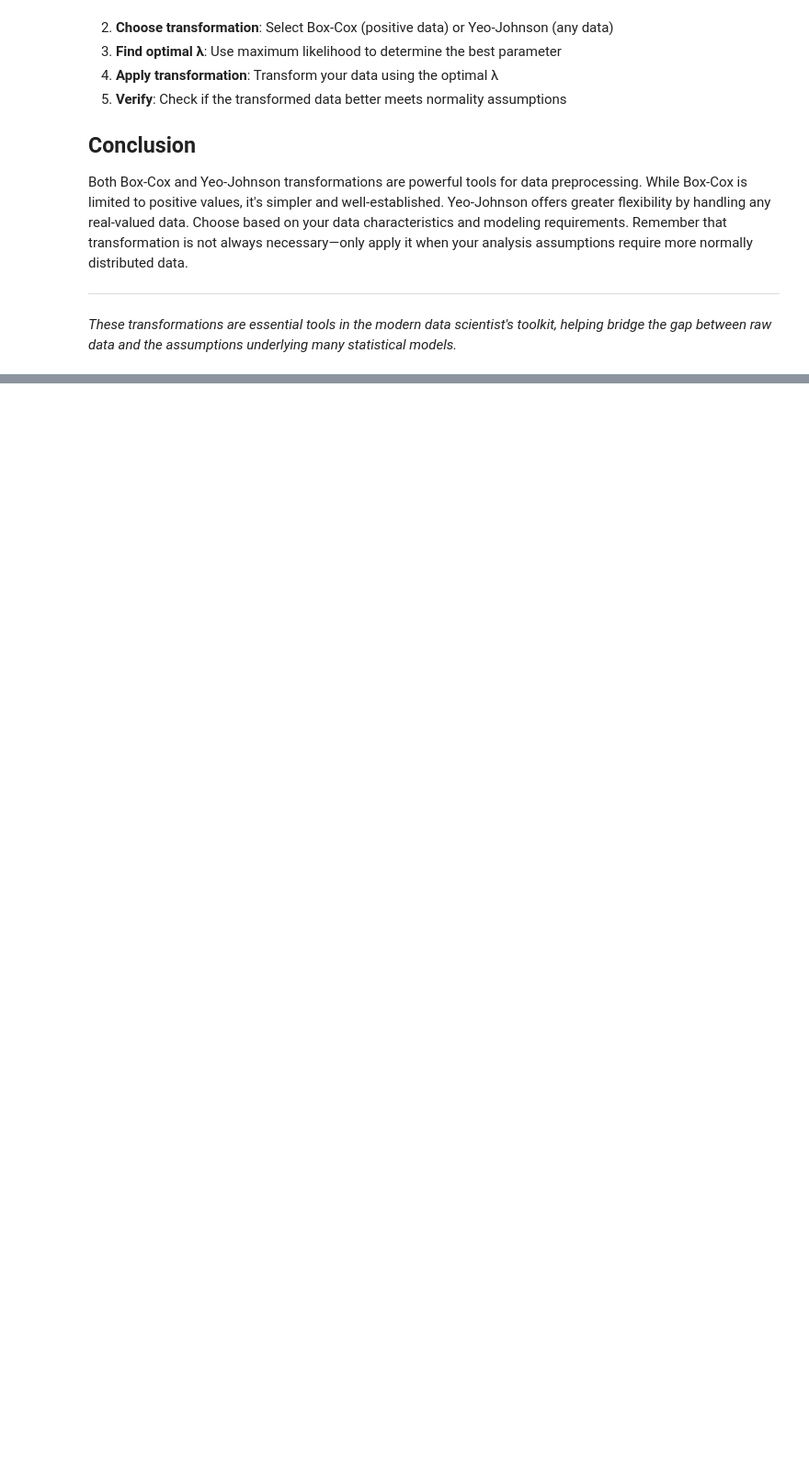
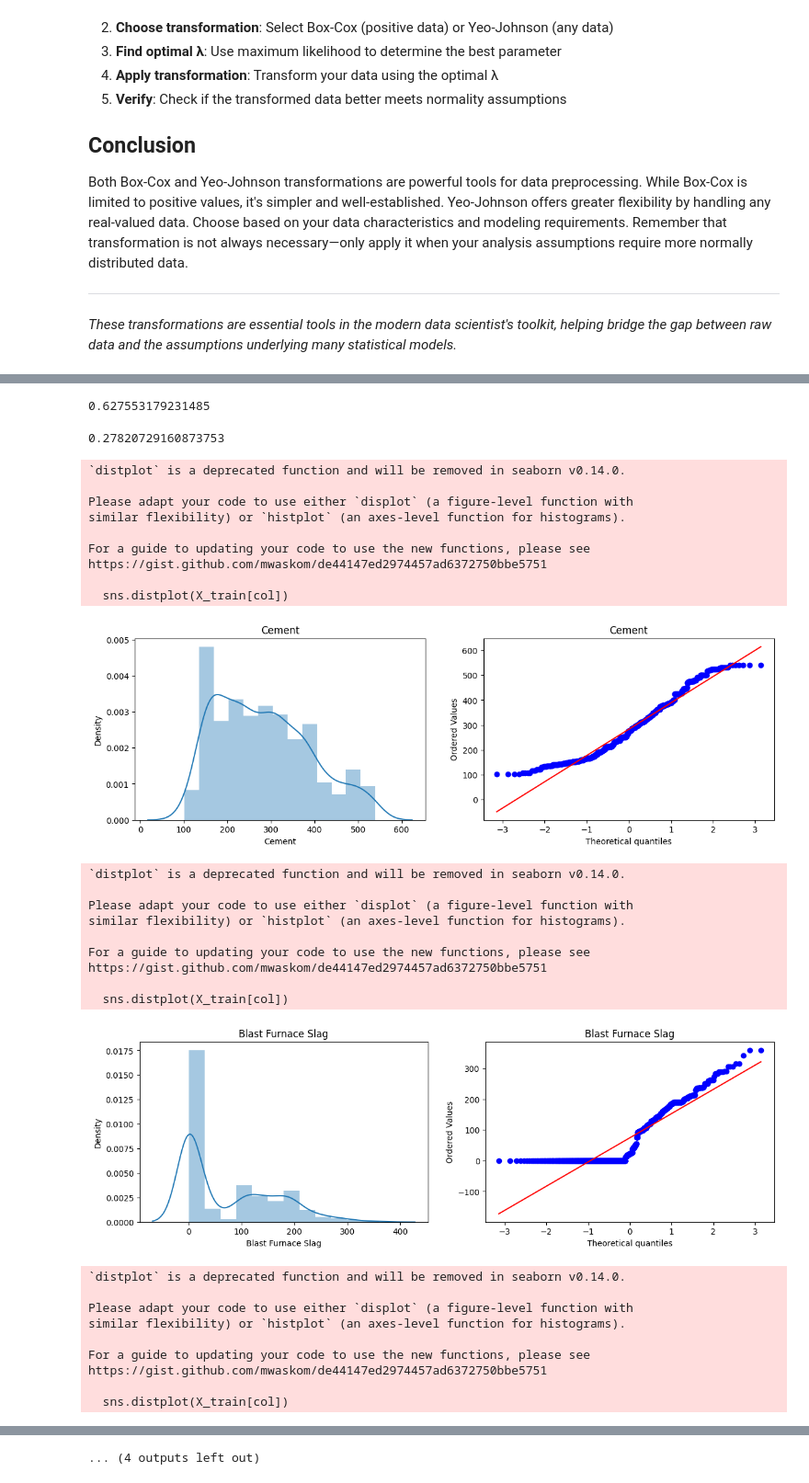
Before and after one commit to tiwariPratyush/ML, a Jupyter notebook: Feature_Engineering/power_transformer.ipynb, the cells around one changed output, grey strips where cells are left out. Shown at 92% size. Saved outputs shown, nothing was run; the diff lists cells and outputs as text; code cells hidden in the pictures; blank space fills up the shorter version.

```diff
--- a/Feature_Engineering/power_transformer.ipynb
+++ b/Feature_Engineering/power_transformer.ipynb
@@ -116,0 +120,2 @@ f
+# %%
+df = pd.read_csv('concrete_data.csv')
@@ -116,0 +160,65 @@ f
+# %%
+X = df.drop(columns=['Strength'])
+y = df.iloc[:, -1]
+# %%
+X_train, X_test, y_train,y_test = train_test_split(X,y,test_size=0.2,random_state=42)
+# %%
+# applying linear regression without any transformation
+
+lr = LinearRegression()
+lr.fit(X_train,y_train)
+y_pred = lr.predict(X_test)
+r2 = r2_score(y_test,y_pred)
+r2
+# %% [output]
+0.627553179231485
+# %%
+lr = LinearRegression()
+
+np.mean(cross_val_score(lr,X,y,scoring='r2',cv=10))
+# %% [output]
+0.27820729160873753
+# %%
+# Plotting the distplots without any transformation
+
+for col in X_train.columns:
+    plt.figure(figsize=(14,4))
+    plt.subplot(121)
+    sns.distplot(X_train[col])
+    plt.title(col)
+
+    plt.subplot(122)
+    stats.probplot(X_train[col], dist="norm", plot=plt)
+    plt.title(col)
+
+    plt.show()
+# %% [output]
+`distplot` is a deprecated function and will be removed in seaborn v0.14.0.
+
+Please adapt your code to use either `displot` (a figure-level function with
+similar flexibility) or `histplot` (an axes-level function for histograms).
+
+For a guide to updating your code to use the new functions, please see
+https://gist.github.com/mwaskom/de44147ed2974457ad6372750bbe5751
+
+  sns.distplot(X_train[col])
+[figure, added]
+`distplot` is a deprecated function and will be removed in seaborn v0.14.0.
+
+Please adapt your code to use either `displot` (a figure-level function with
+similar flexibility) or `histplot` (an axes-level function for histograms).
+
+For a guide to updating your code to use the new functions, please see
+https://gist.github.com/mwaskom/de44147ed2974457ad6372750bbe5751
+
+  sns.distplot(X_train[col])
+[figure, added]
+`distplot` is a deprecated function and will be removed in seaborn v0.14.0.
+
+Please adapt your code to use either `displot` (a figure-level function with
+similar flexibility) or `histplot` (an axes-level function for histograms).
+
+For a guide to updating your code to use the new functions, please see
+https://gist.github.com/mwaskom/de44147ed2974457ad6372750bbe5751
+
+  sns.distplot(X_train[col])
@@ -116,0 +256 @@ f
+... (4 outputs left out)
```
Also changed, not shown: parts of 14 cells of this notebook, 3 other files.
